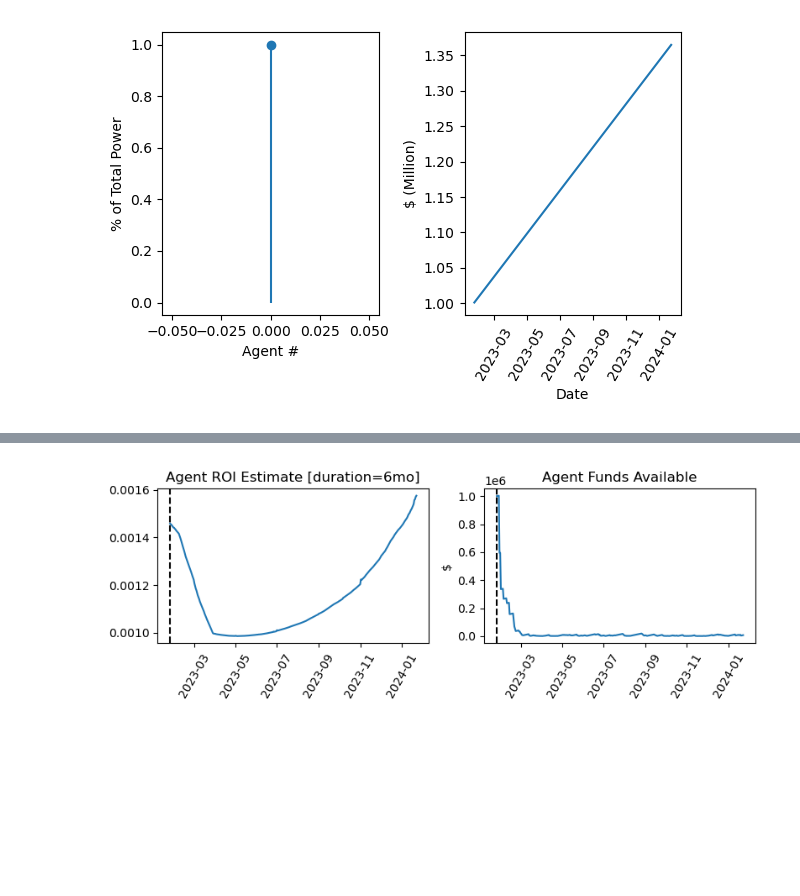
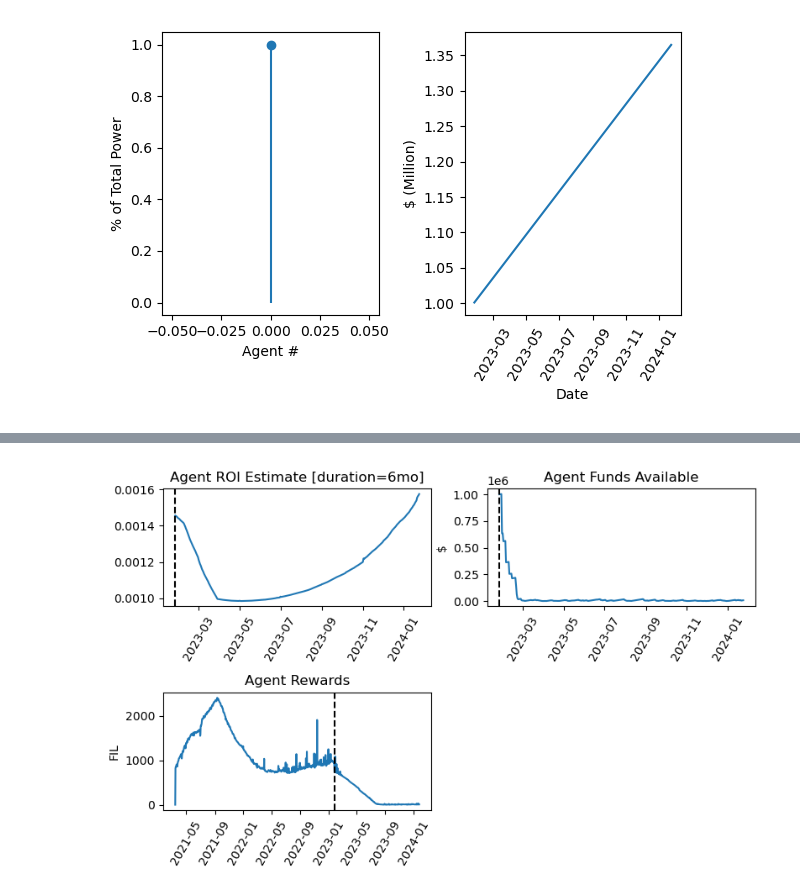
Before and after one commit to protocol/filecoin-agent-twin, a Jupyter notebook: notebooks/run_greedy_agents.ipynb, the cells around one changed output, grey strips where cells are left out. Saved outputs shown, nothing was run; the diff lists cells and outputs as text; code cells hidden in the pictures.

```diff
--- a/notebooks/run_greedy_agents.ipynb
+++ b/notebooks/run_greedy_agents.ipynb
@@ -80,24 +80,32 @@ model_df_simsubset = model_df[model_df['date'] >= pd.to_datetime(simulation_star
 
 agent1 = filecoin_model.agents[0]['agent']
 agent1_df = agent1.agent_info_df
+agent1_rewards_df = agent1.rewards_from_network_df
 # %%
 plt.figure(figsize=(8,5))
 plt.subplot(2,2,1)
 plt.plot(agent1_df['date'], agent1_df['roi_estimate_6mo'])
 plt.xticks(rotation=60)
 plt.axvline(simulation_start_date, linestyle='--', color='k')
 plt.title('Agent ROI Estimate [duration=6mo]')
 
 plt.subplot(2,2,2)
 plt.plot(agent1_df['date'], agent1_df['USD']-agent1_df['funds_used'].cumsum())
 plt.xticks(rotation=60)
 plt.axvline(simulation_start_date, linestyle='--', color='k')
 plt.ylabel('$')
 plt.title('Agent Funds Available')
 
+plt.subplot(2,2,3)
+plt.plot(agent1_rewards_df['date'], agent1_rewards_df['reward'])
+plt.xticks(rotation=60)
+plt.axvline(simulation_start_date, linestyle='--', color='k')
+plt.ylabel('FIL')
+plt.title('Agent Rewards')
+
 plt.tight_layout()
 # %% [output]
-[figure, old version]
+[figure, new version]
 # %%
 plt.figure(figsize=(8,8))
 plt.subplot(3,2,1)
```
Also changed, not shown: parts of 2 cells of this notebook, 5 other files.
